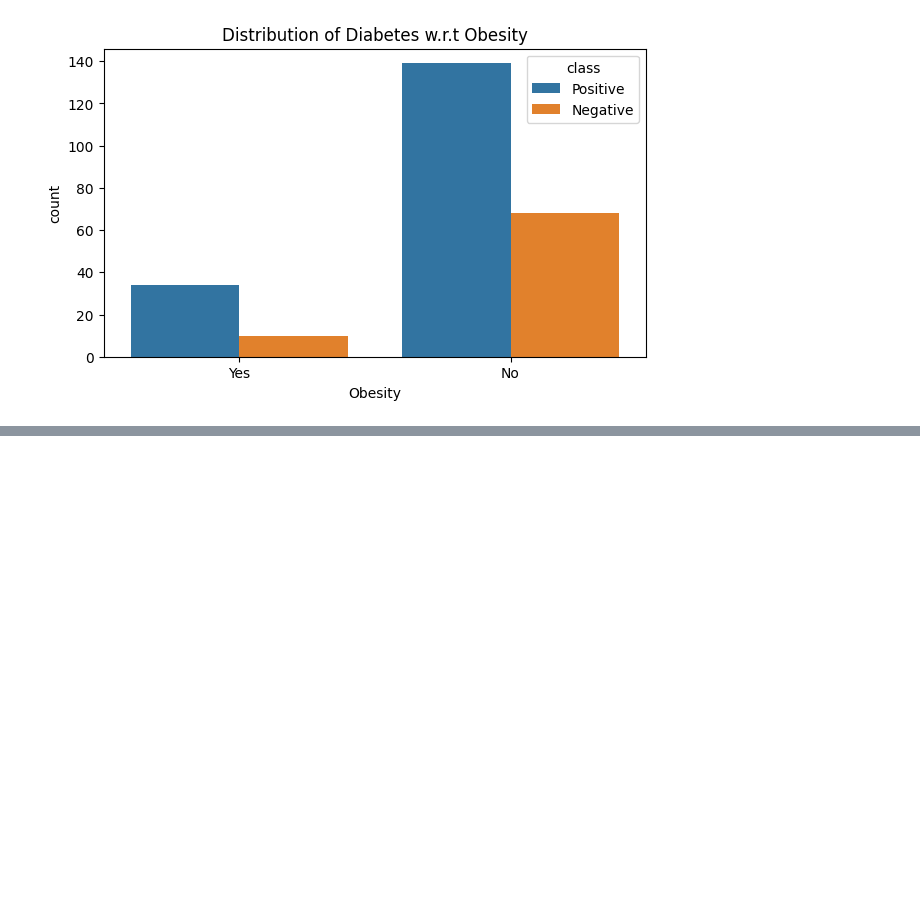
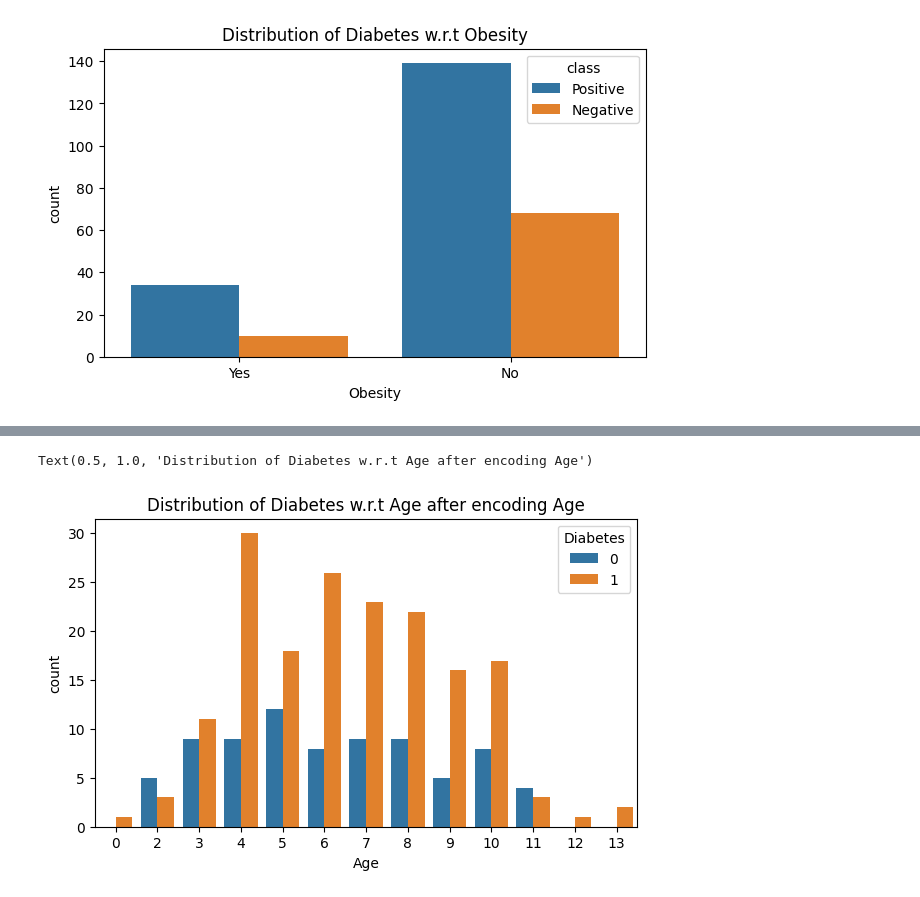
Before and after one commit to pdpavandesai/MergingDiabetesData, a Jupyter notebook: DuttaDatasetAnalysis.ipynb, the cells around one changed output, grey strips where cells are left out. Saved outputs shown, nothing was run; the diff lists cells and outputs as text; code cells hidden in the pictures; blank space fills up the shorter version.

```diff
--- a/DuttaDatasetAnalysis.ipynb
+++ b/DuttaDatasetAnalysis.ipynb
@@ -449,0 +368,33 @@ duttaDataset_Actual_Copy.head(15)
+# %%
+def categorizeAge(age):
+  if age>=18 and age<=24:
+    return 1
+  elif age>=25 and age<=29:
+    return 2
+  elif age>=30 and age<=34:
+    return 3
+  elif age>=35 and age<=39:
+    return 4
+  elif age>=40 and age<=44:
+    return 5
+  elif age>=45 and age<=49:
+    return 6
+  elif age>=50 and age<=54:
+    return 7
+  elif age>=55 and age<=59:
+    return 8
+  elif age>=60 and age<=64:
+    return 9
+  elif age>=65 and age<=69:
+    return 10
+  elif age>= 70 and age<=74:
+    return 11
+  elif age>=75 and age<=79:
+    return 12
+  elif age>=80:
+    return 13
+  else:
+    return 0
+# %%
+duttaDataset_Actual_Copy['Age'] = duttaDataset_Actual_Copy['Age'].apply(categorizeAge)
+duttaDataset_Actual_Copy.head()
@@ -449,0 +408,7 @@ duttaDataset_Actual_Copy.head(15)
+# %%
+plt.figure(figsize=(7,4))
+sns.countplot(data=duttaDataset_Actual_Copy,x='Age',hue='Diabetes')
+plt.title('Distribution of Diabetes w.r.t Age after encoding Age')
+# %% [output]
+Text(0.5, 1.0, 'Distribution of Diabetes w.r.t Age after encoding Age')
+[figure, added]
```
Also changed, not shown: parts of 19 cells of this notebook.
